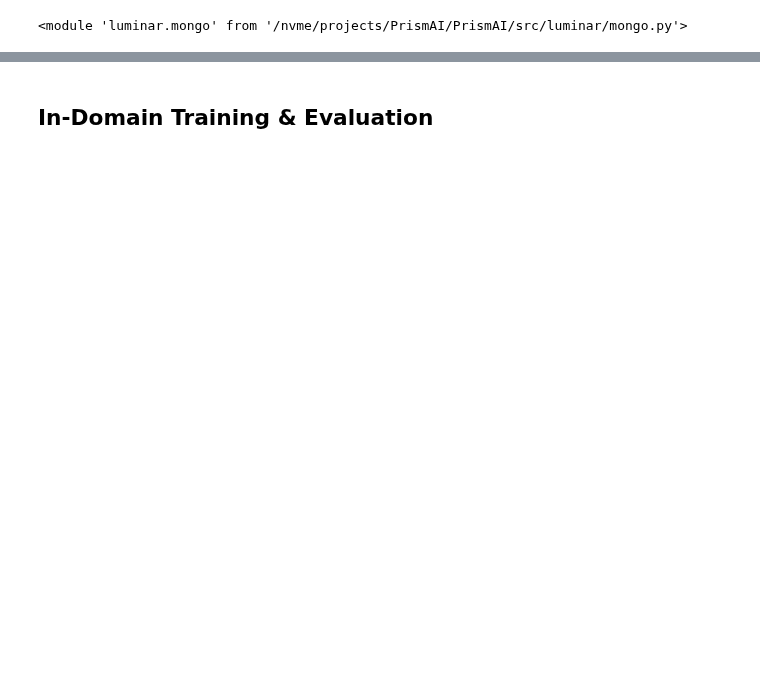
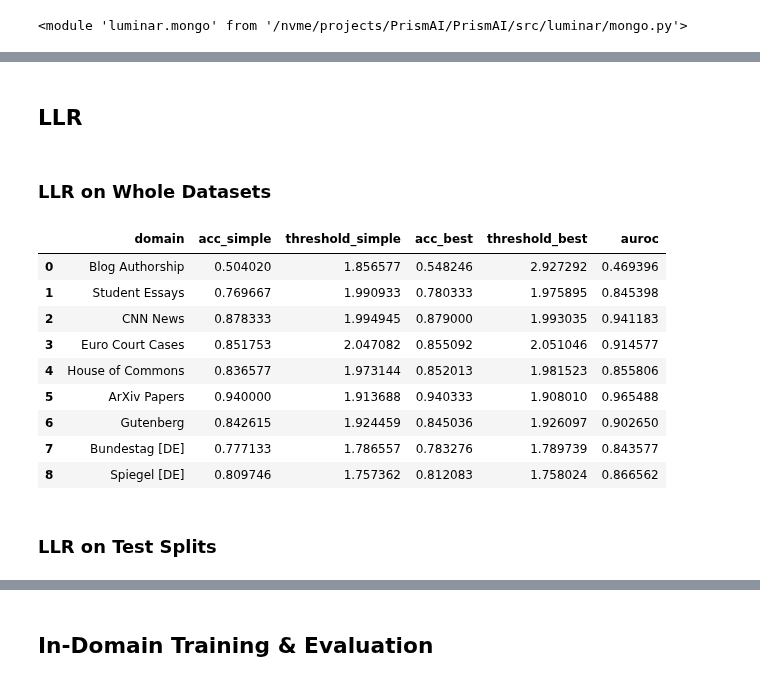
Before and after one commit to TheItCrOw/PrismAI, a Jupyter notebook: src/train_prismai_fulltext.ipynb, the cells around one changed output, grey strips where cells are left out. Cells and saved outputs as stored; diff of their text form; code cells hidden in the pictures; blank space fills up the shorter version.

```diff
--- a/src/train_prismai_fulltext.ipynb
+++ b/src/train_prismai_fulltext.ipynb
@@ -116 +117,3 @@ Seed set to 1337
 ... (6 outputs left out)
+# %% [markdown]
+## LLR
@@ -116,0 +145,55 @@ Seed set to 1337
+# %%
+import pandas as pd
+from sklearn.metrics import auc, roc_curve
+
+
+def llr_metrics(llr: np.ndarray, labels: np.ndarray):
+    mean_0 = float(np.mean(llr[labels == 0]))
+    mean_1 = float(np.mean(llr[labels == 1]))
+    threshold_simple = mean_0 + (mean_1 - mean_0) / 2
+    acc_simple = np.mean((llr > threshold_simple) == labels)
+
+    # thresholds = np.linspace(round(mean_0, 1) - 0.2, round(mean_1, 1) + 0.3, 1001)
+
+    threshold_space = np.linspace(llr.min(), llr.max(), 10001)
+    preds_thresholded: np.ndarray = llr > threshold_space.reshape(-1, 1)
+    acc_thresholded = np.mean((preds_thresholded == labels), axis=1)
+    idx = np.argmax(acc_thresholded)
+    threshold_best = threshold_space[idx]
+    acc_best = acc_thresholded[idx]
+
+    fpr, tpr, _ = roc_curve(labels, llr)
+    auroc = auc(fpr, tpr)
+
+    return {
+        "acc_simple": acc_simple,
+        "threshold_simple": threshold_simple,
+        "acc_best": acc_best,
+        "threshold_best": threshold_best,
+        "auroc": auroc,
+    }
+# %% [markdown]
+### LLR on Whole Datasets
+# %%
+llr_datasets = {}
+for domain, dataset in tqdm(datasets.items()):
+    llr_datasets[domain] = precompute_llr(dataset)
+# %%
+results_llr = []
+for domain, split in llr_datasets.items():
+    results_llr.append({"domain": domain} | llr_metrics(split["llr"], split["labels"]))
+
+pd.DataFrame(results_llr)
+# %% [output]
+|  | domain | acc_simple | threshold_simple | acc_best | threshold_best | auroc |
+| 0 | Blog Authorship | 0.504020 | 1.856577 | 0.548246 | 2.927292 | 0.469396 |
+| 1 | Student Essays | 0.769667 | 1.990933 | 0.780333 | 1.975895 | 0.845398 |
+| 2 | CNN News | 0.878333 | 1.994945 | 0.879000 | 1.993035 | 0.941183 |
+| 3 | Euro Court Cases | 0.851753 | 2.047082 | 0.855092 | 2.051046 | 0.914577 |
+| 4 | House of Commons | 0.836577 | 1.973144 | 0.852013 | 1.981523 | 0.855806 |
+| 5 | ArXiv Papers | 0.940000 | 1.913688 | 0.940333 | 1.908010 | 0.965488 |
+| 6 | Gutenberg | 0.842615 | 1.924459 | 0.845036 | 1.926097 | 0.902650 |
+| 7 | Bundestag [DE] | 0.777133 | 1.786557 | 0.783276 | 1.789739 | 0.843577 |
+| 8 | Spiegel [DE] | 0.809746 | 1.757362 | 0.812083 | 1.758024 | 0.866562 |
+# %% [markdown]
+### LLR on Test Splits
```
Also changed, not shown: parts of 28 cells of this notebook, 2 other files.
